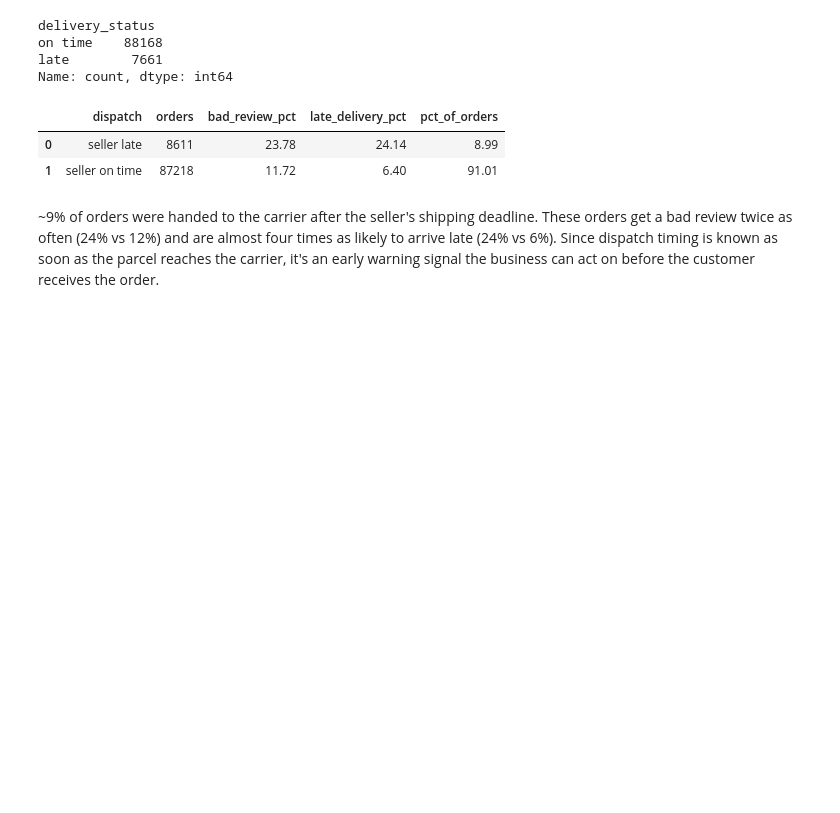
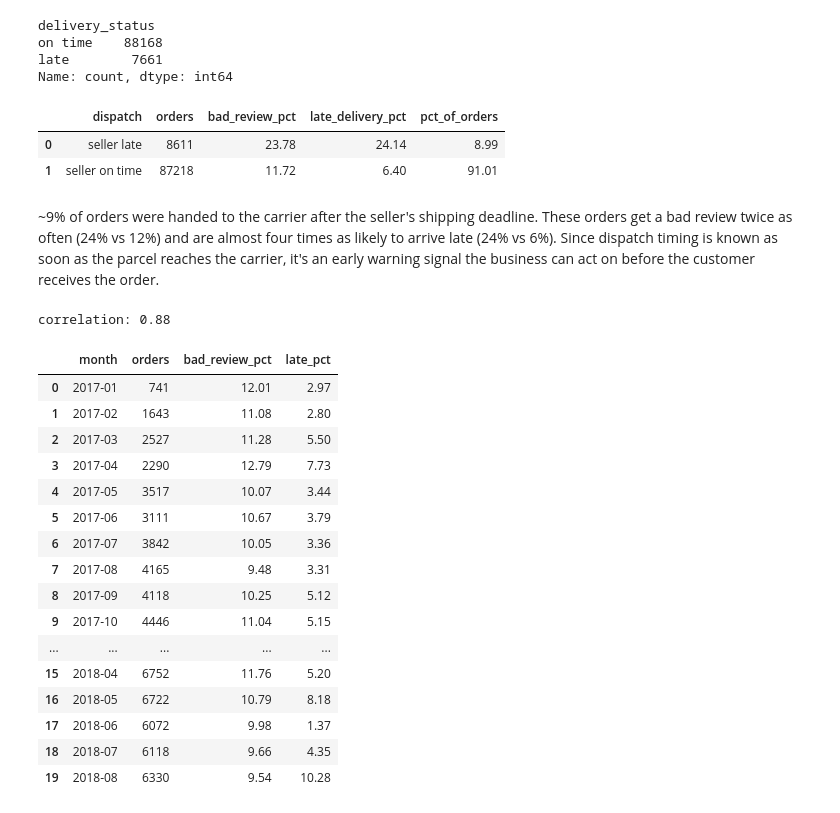
Before and after one commit to koustubhprem/elio-assessment, a Jupyter notebook: notebooks/00_load_and_explore_data.ipynb, the cells around one changed output. Drawn from its saved outputs; the diff is of its cells as text; code cells hidden in the pictures; blank space fills up the shorter version.

```diff
--- a/notebooks/00_load_and_explore_data.ipynb
+++ b/notebooks/00_load_and_explore_data.ipynb
@@ -658,3 +660,42 @@ by_dispatch.round(2)
 | 1 | seller on time | 87218 | 11.72 | 6.40 | 91.01 |
 # %% [markdown]
 ~9% of orders were handed to the carrier after the seller's shipping deadline. These orders get a bad review twice as often (24% vs 12%) and are almost four times as likely to arrive late (24% vs 6%). Since dispatch timing is known as soon as the parcel reaches the carrier, it's an early warning signal the business can act on before the customer receives the order.
+# %%
+# delivered orders in the usable period with a purchase month
+trend_data = subset_data[
+    subset_data.delivery_status.notna()
+    & (subset_data.order_purchase_timestamp >= "2017-01-01")
+    & (subset_data.order_purchase_timestamp < "2018-09-01")
+].copy()
+trend_data["month"] = trend_data.order_purchase_timestamp.dt.strftime("%Y-%m")
+trend_data["late"] = (trend_data.delivery_status == "late").astype(int)
+
+# monthly orders, bad review rate and late delivery rate
+trend = trend_data.groupby("month").agg(
+    orders=("order_id", "count"),
+    bad_review_pct=("bad_review", "mean"),
+    late_pct=("late", "mean"),
+)
+trend[["bad_review_pct", "late_pct"]] *= 100
+
+print("correlation:", round(trend.bad_review_pct.corr(trend.late_pct), 2))
+trend.round(2).reset_index()
+# %% [output]
+correlation: 0.88
+|  | month | orders | bad_review_pct | late_pct |
+| 0 | 2017-01 | 741 | 12.01 | 2.97 |
+| 1 | 2017-02 | 1643 | 11.08 | 2.80 |
+| 2 | 2017-03 | 2527 | 11.28 | 5.50 |
+| 3 | 2017-04 | 2290 | 12.79 | 7.73 |
+| 4 | 2017-05 | 3517 | 10.07 | 3.44 |
+| 5 | 2017-06 | 3111 | 10.67 | 3.79 |
+| 6 | 2017-07 | 3842 | 10.05 | 3.36 |
+| 7 | 2017-08 | 4165 | 9.48 | 3.31 |
+| 8 | 2017-09 | 4118 | 10.25 | 5.12 |
+| 9 | 2017-10 | 4446 | 11.04 | 5.15 |
+| ... | ... | ... | ... | ... |
+| 15 | 2018-04 | 6752 | 11.76 | 5.20 |
+| 16 | 2018-05 | 6722 | 10.79 | 8.18 |
+| 17 | 2018-06 | 6072 | 9.98 | 1.37 |
+| 18 | 2018-07 | 6118 | 9.66 | 4.35 |
+| 19 | 2018-08 | 6330 | 9.54 | 10.28 |
```
Also changed, not shown: parts of 5 cells of this notebook.
